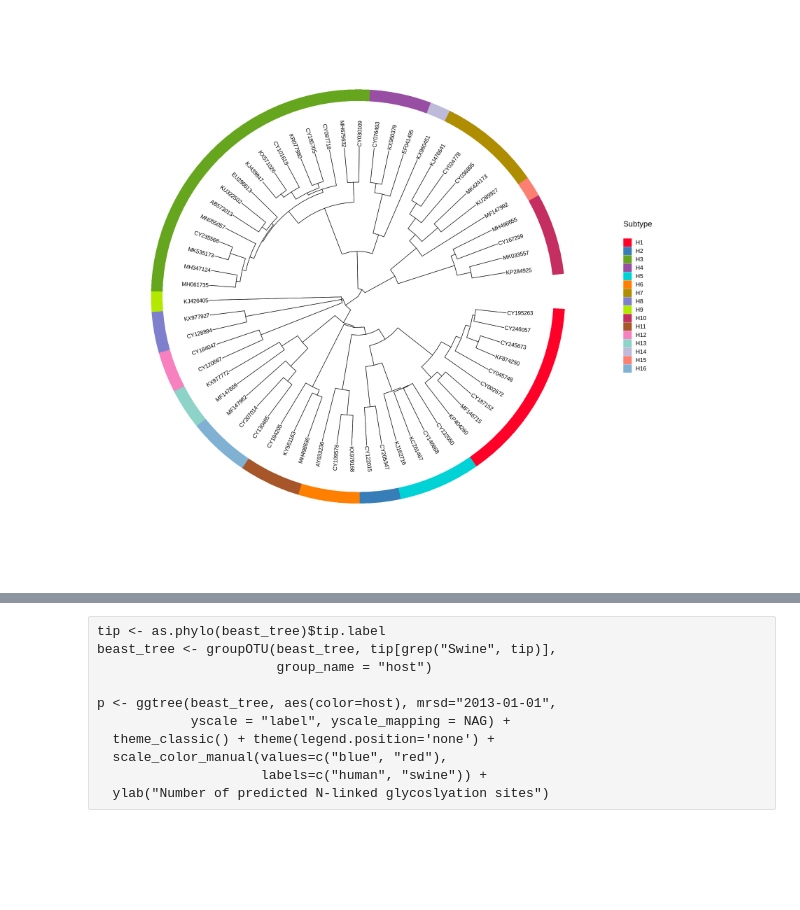
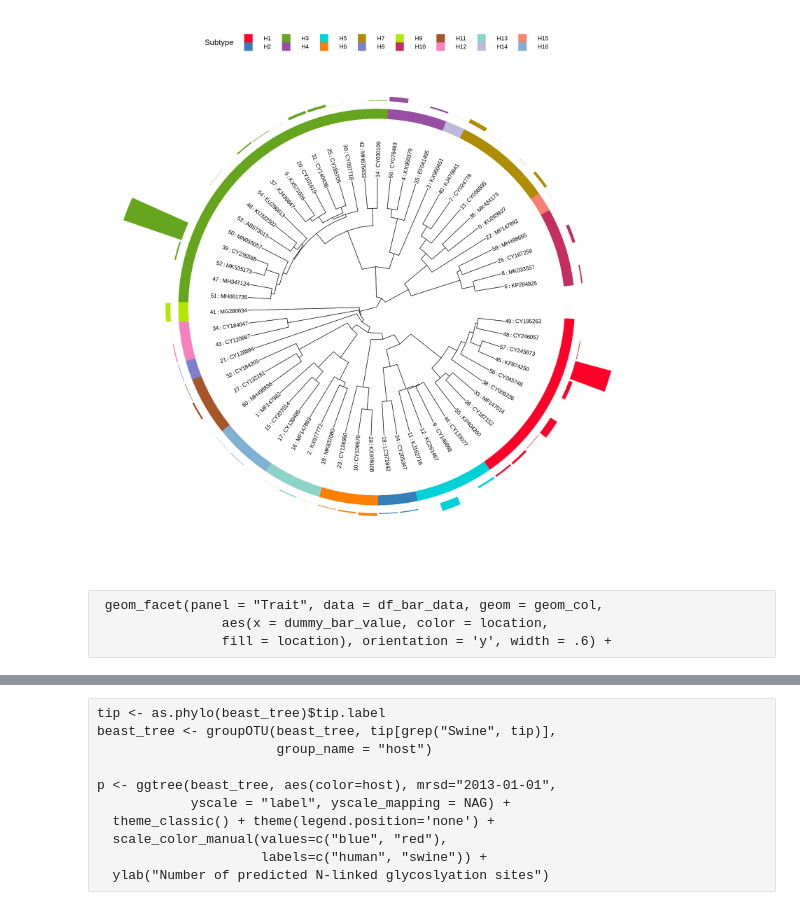
Before and after one commit to ahenoch/FluClust, a Jupyter notebook: Graphics.ipynb, the cells around one changed output, grey strips where cells are left out. Drawn from its saved outputs; the diff is of its cells as text; code cells hidden in the pictures; blank space fills up the shorter version.

```diff
--- a/Graphics.ipynb
+++ b/Graphics.ipynb
@@ -15,3 +15,4 @@ options(repr.plot.width=20, repr.plot.height=20)
 # %%
 listcolor <- c('#FF0029','#377EB8','#66A61E','#984EA3','#00D2D5','#FF7F00','#AF8D00','#7F80CD','#B3E900','#C42E60','#A65628',
                '#F781BF','#8DD3C7','#BEBADA','#FB8072','#80B1D3','#FDB462','#FCCDE5','#99A893','#EED5D2','#3F00FF','#DABF86')
+name <- 'influenza_segment_4'
@@ -45,39 +19,59 @@ A data.frame: 52379 × 15
 # %%
+data <- read.csv(paste0('centroids_', name, '.csv'), header = TRUE, sep = ',')
 data$H <- factor(data$H, levels=str_sort(levels(as.factor(data$H)), numeric = TRUE))
 # %%
-tree <- read.tree("centroids_influenza_segment_4.fasta.tree")
+tree <- read.tree(paste0('centroids_', name, '.fasta.tree'))
 # %%
-cls <- split(data$X, data$H)
-#cls <- list('x'=c("MH675632", "CY076493"))
+cls <- split(data$accession, data$H)
 treegroup <- groupOTU(tree, cls)
 # %%
 p <- ggtree(treegroup, layout='circular')
 p <- p %<+% data
 p1 <- p + geom_tree() +
-    #geom_tiplab(aes(label=paste0('italic(', genus, ')~bolditalic(', species, ')~', geo)), parse=T)
-    geom_tiplab(size = 5, align=TRUE, linesize=.25) +
+    #xlim(-1, 1) +
+    geom_tiplab(aes(label=paste0(cluster, ':', label)), parse=T, size = 5, align=TRUE) +
+    #geom_tiplab(size = 5, align=TRUE, linesize=.25) +
+    #geom_text(aes(label=label)) +
     geom_fruit(
          geom=geom_tile,
          mapping=aes(fill=H),
          width=0.05,
-         offset=0.35
-     ) +
-     scale_fill_manual(
+         offset=0.5
+    ) +
+    geom_fruit(
+        geom=geom_bar,
+        mapping=aes(
+            y=label,
+            x=size,
+            fill=H
+        ),
+        pwidth=0.5,
+        orientation="y",
+        stat="identity",
+        offset=0.1,
+    ) +
+    scale_fill_manual(
          name="Subtype",
          values=listcolor,
          guide=guide_legend(
-                   keywidth=1.5,
-                   keyheight=1.5,
-                   order=3
-               ),
+            keywidth=1.5,
+            keyheight=1.5,
+            order=3,
+            nrow=2
+         ),
          na.translate=FALSE
-     ) +
+    ) +
     theme(
         legend.title=element_text(size=20),
         legend.text=element_text(size=15),
-        legend.spacing.y = unit(1, "cm")
+        legend.position = 'top',
+        legend.spacing.x = unit(1, 'cm'),
+        legend.margin = margin(t = 0, l = 0, b = -7.5, r = 0, unit='cm'),
+#        legend.key.height=unit(3,"line"),
+#        legend.key.width=unit(3,"line")
+        plot.margin = margin(t = 0, l = -5, b = -7.5, r = -5, unit='cm')
     )
+plot(p1)
+ggsave(paste0('centroids_', name, '.pdf'), width = 50, height = 50, units = "cm", limitsize = FALSE)
+# %% [output]
+[figure, added]
-# %%
-plot(p1)
-# %% [output]
-[figure, removed]
@@ -85,0 +80,4 @@ ggsave("test.pdf", width = 50, height = 50, units = "cm", limitsize = FALSE)
+# %% [raw]
+ geom_facet(panel = "Trait", data = df_bar_data, geom = geom_col,
+                aes(x = dummy_bar_value, color = location,
+                fill = location), orientation = 'y', width = .6) +
```
Also changed, not shown: parts of 8 cells of this notebook, 12 other files.
